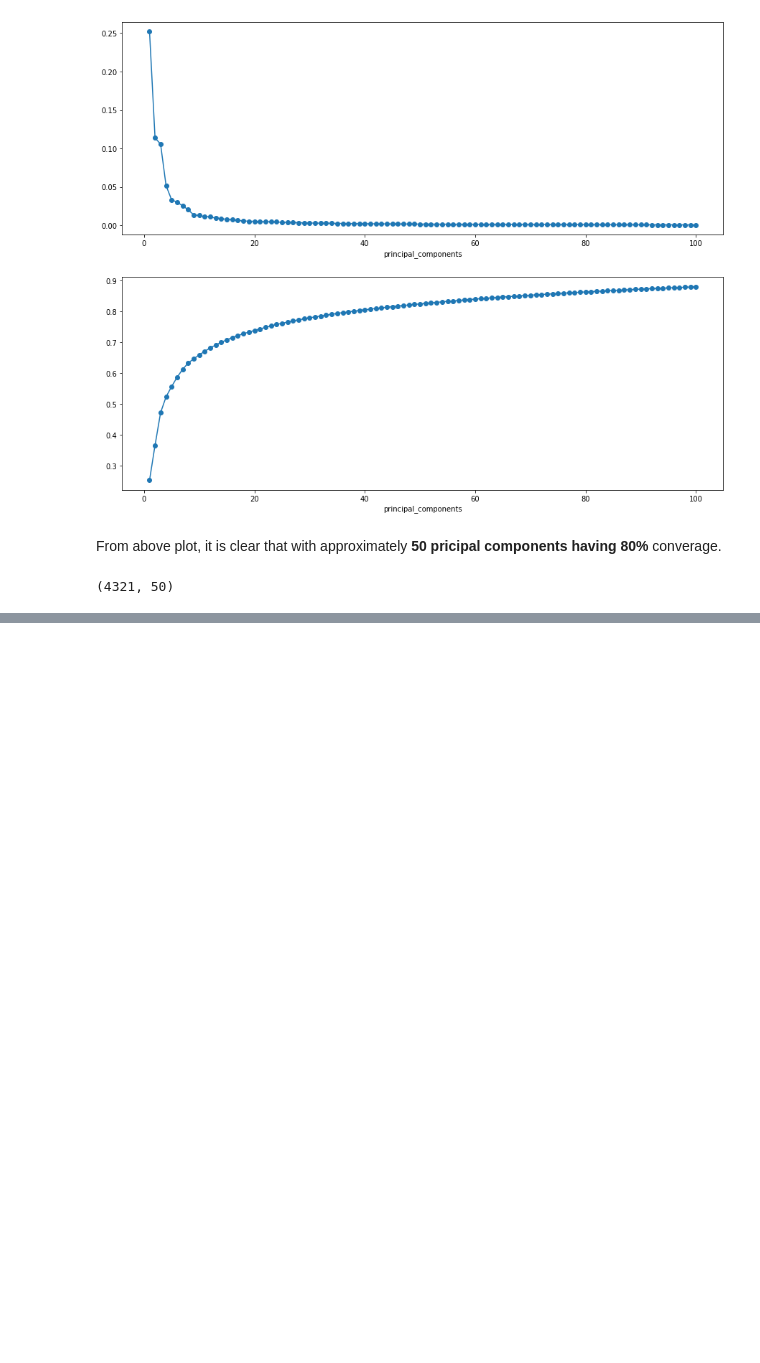
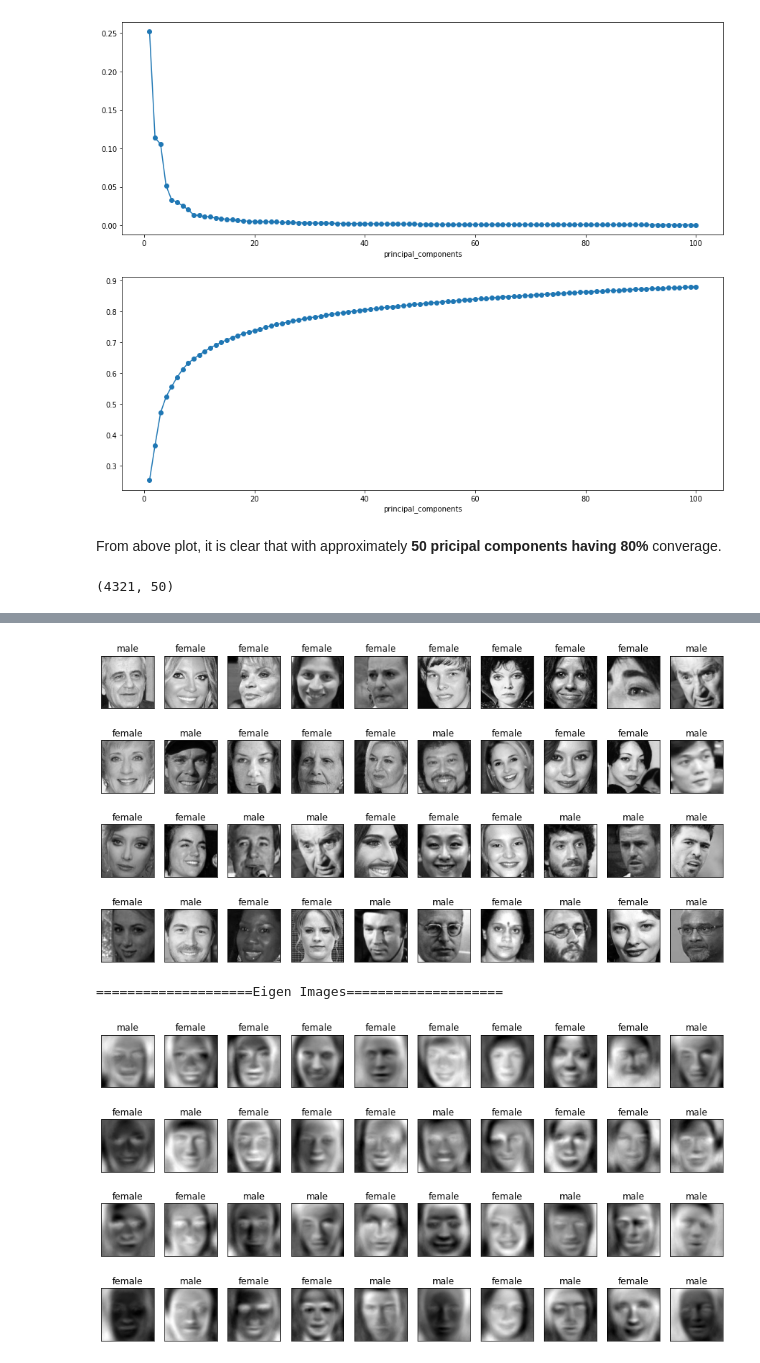
Before and after one commit to AmiruHoradagoda/FaceRecognitionApp, a Jupyter notebook: train_faceRecognition/03_FRM_feature_extraction_eigen_face.ipynb, the cells around one changed output, grey strips where cells are left out. Cells and saved outputs as stored; diff of their text form; code cells hidden in the pictures; blank space fills up the shorter version.

```diff
--- a/train_faceRecognition/03_FRM_feature_extraction_eigen_face.ipynb
+++ b/train_faceRecognition/03_FRM_feature_extraction_eigen_face.ipynb
@@ -102,0 +122,28 @@ pickle.dump(pca_dict,open('model/pca_dict.pkl','wb'))
+# %%
+np.random.seed(1001)
+pics = np.random.randint(0,4319,40)
+plt.figure(figsize=(15,8))
+for i, pic in enumerate(pics):
+    plt.subplot(4,10,i+1)
+    img = X[pic:pic+1].reshape(100,100)
+    plt.imshow(img, cmap='gray')
+    plt.title('{}'.format(y[pic]))
+    plt.xticks([])
+    plt.yticks([])
+plt.show()
+
+print("="*20+'Eigen Images'+"="*20)
+plt.figure(figsize=(15,8))
+for i, pic in enumerate(pics):
+    plt.subplot(4,10,i+1)
+    img = pca_data_inv[pic:pic+1].reshape(100,100)
+    plt.imshow(img, cmap='gray')
+    plt.title('{}'.format(y[pic]))
+    plt.xticks([])
+    plt.yticks([])
+
+plt.show()
+# %% [output]
+[figure, added]
+====================Eigen Images====================
+[figure, added]
```
Also changed, not shown: parts of 5 cells of this notebook, 1 other file.
